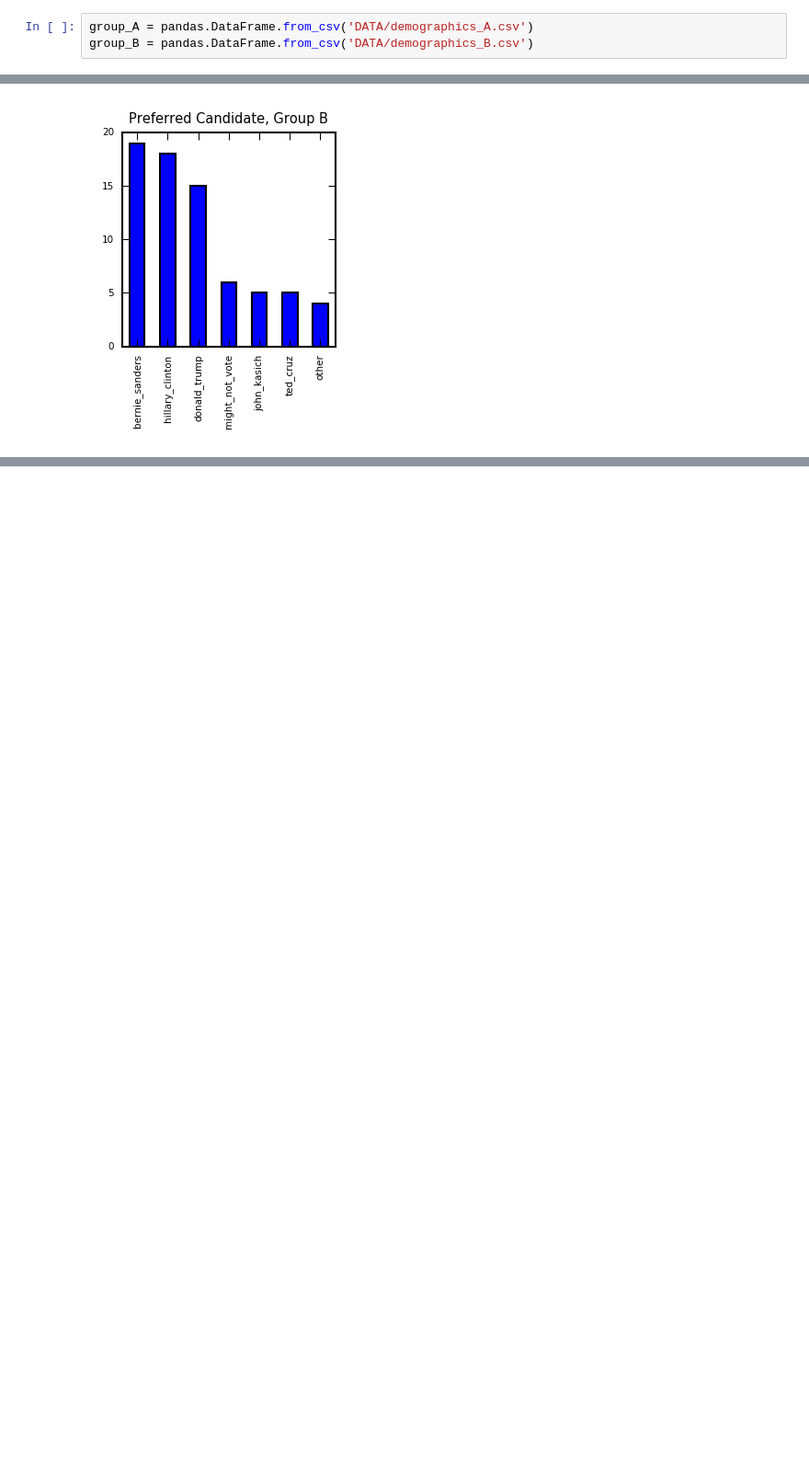
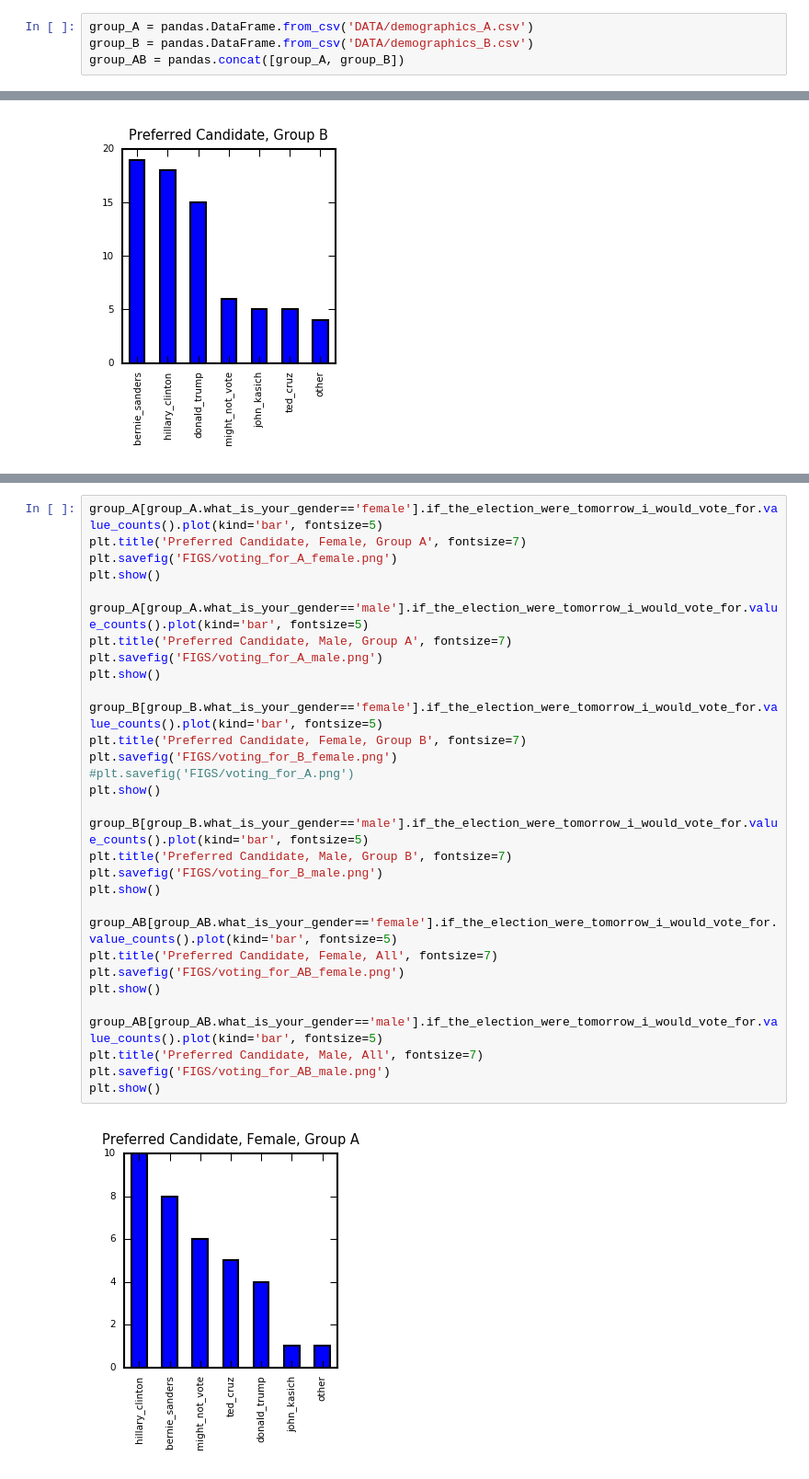
Before and after one commit to sbchou/ANALYSIS, a Jupyter notebook: SURVEY/RESULTS/SurveyDemographics.ipynb, the cells around one changed output, grey strips where cells are left out. Shown at 92% size. Drawn from its saved outputs; the diff is of its cells as text; blank space fills up the shorter version.

Commit message:
add vote by gender breakdown

```diff
--- a/SURVEY/RESULTS/SurveyDemographics.ipynb
+++ b/SURVEY/RESULTS/SurveyDemographics.ipynb
@@ -11,6 +11,7 @@ beauty.set_tex(False)
 # %%
 group_A = pandas.DataFrame.from_csv('DATA/demographics_A.csv')
 group_B = pandas.DataFrame.from_csv('DATA/demographics_B.csv')
+group_AB = pandas.concat([group_A, group_B])
 # %%
 group_A.columns
 group_B.columns
@@ -128,0 +126,33 @@ plt.show()
+# %%
+group_A[group_A.what_is_your_gender=='female'].if_the_election_were_tomorrow_i_would_vote_for.value_counts().plot(kind='bar', fontsize=5)
+plt.title('Preferred Candidate, Female, Group A', fontsize=7)
+plt.savefig('FIGS/voting_for_A_female.png')
+plt.show()
+
+group_A[group_A.what_is_your_gender=='male'].if_the_election_were_tomorrow_i_would_vote_for.value_counts().plot(kind='bar', fontsize=5)
+plt.title('Preferred Candidate, Male, Group A', fontsize=7)
+plt.savefig('FIGS/voting_for_A_male.png')
+plt.show()
+
+group_B[group_B.what_is_your_gender=='female'].if_the_election_were_tomorrow_i_would_vote_for.value_counts().plot(kind='bar', fontsize=5)
+plt.title('Preferred Candidate, Female, Group B', fontsize=7)
+plt.savefig('FIGS/voting_for_B_female.png')
+#plt.savefig('FIGS/voting_for_A.png')
+plt.show()
+
+group_B[group_B.what_is_your_gender=='male'].if_the_election_were_tomorrow_i_would_vote_for.value_counts().plot(kind='bar', fontsize=5)
+plt.title('Preferred Candidate, Male, Group B', fontsize=7)
+plt.savefig('FIGS/voting_for_B_male.png')
+plt.show()
+
+group_AB[group_AB.what_is_your_gender=='female'].if_the_election_were_tomorrow_i_would_vote_for.value_counts().plot(kind='bar', fontsize=5)
+plt.title('Preferred Candidate, Female, All', fontsize=7)
+plt.savefig('FIGS/voting_for_AB_female.png')
+plt.show()
+
+group_AB[group_AB.what_is_your_gender=='male'].if_the_election_were_tomorrow_i_would_vote_for.value_counts().plot(kind='bar', fontsize=5)
+plt.title('Preferred Candidate, Male, All', fontsize=7)
+plt.savefig('FIGS/voting_for_AB_male.png')
+plt.show()
+# %% [output]
+[figure, added]
```
Also changed, not shown: parts of 5 cells of this notebook, 10 other files.
